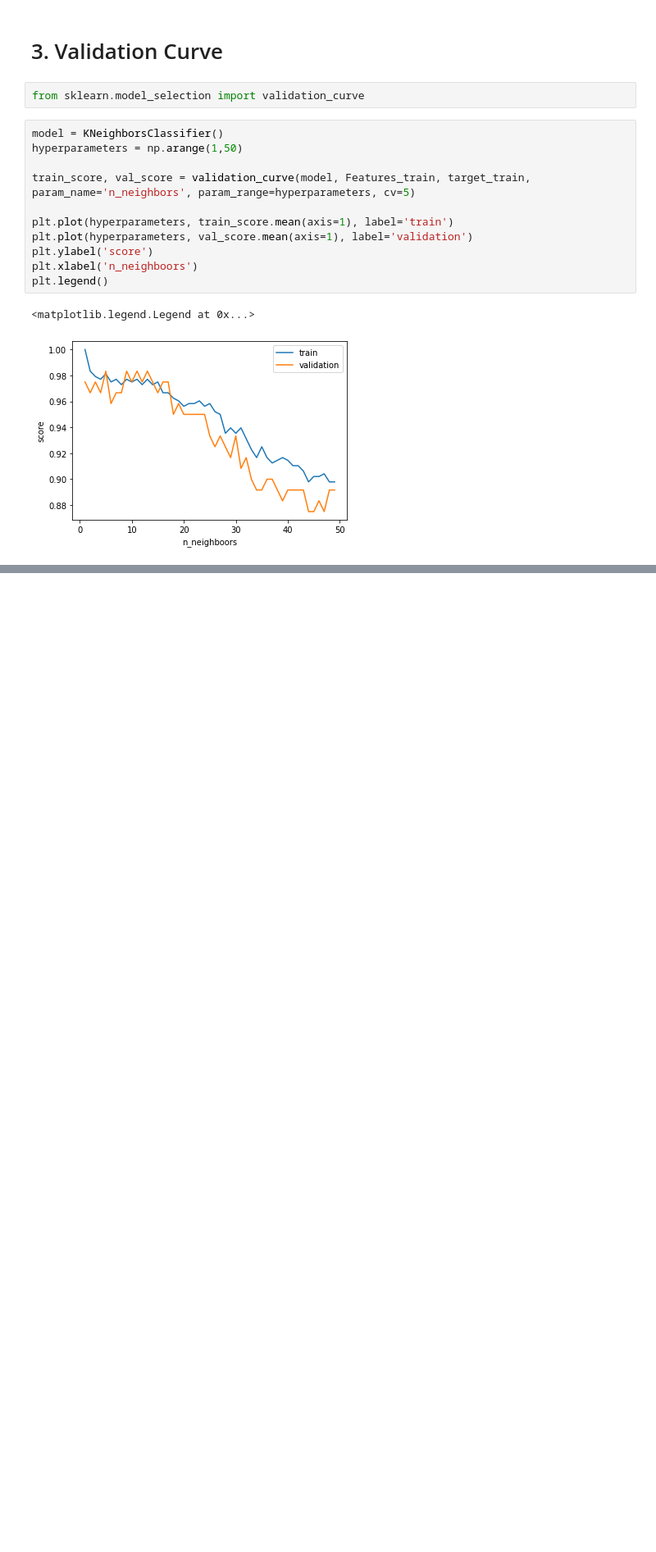
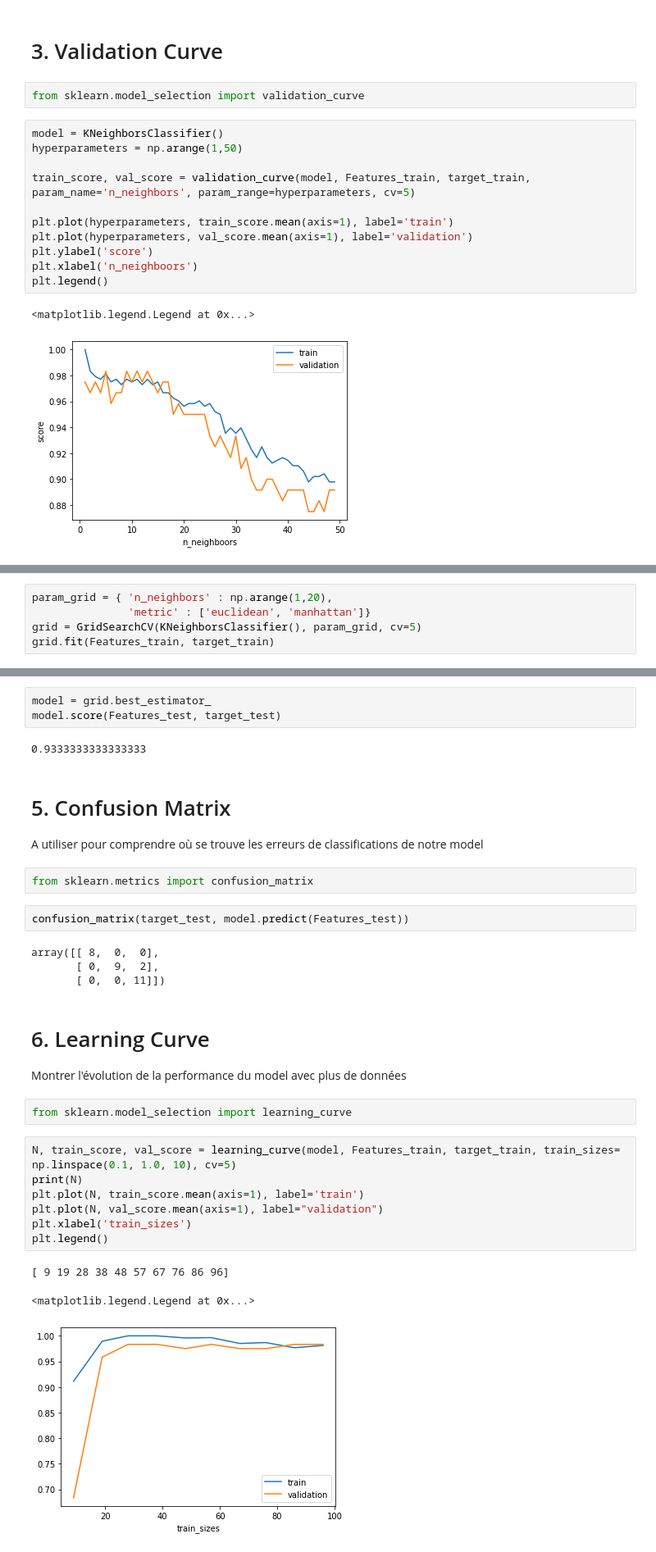
Before and after one commit to LoicULB/MachineLearniaTuto, a Jupyter notebook: scikit/modelSelection.ipynb, the cells around one changed output, grey strips where cells are left out. Shown at 82% size. Saved outputs shown, nothing was run; the diff lists cells and outputs as text; blank space fills up the shorter version.

Commit message:
Learning Curve

```diff
--- a/scikit/modelSelection.ipynb
+++ b/scikit/modelSelection.ipynb
@@ -81,0 +86,5 @@ plt.legend()
+# %%
+param_grid = { 'n_neighbors' : np.arange(1,20),
+               'metric' : ['euclidean', 'manhattan']}
+grid = GridSearchCV(KNeighborsClassifier(), param_grid, cv=5)
+grid.fit(Features_train, target_train)
@@ -81,0 +102,33 @@ plt.legend()
+# %%
+model = grid.best_estimator_
+model.score(Features_test, target_test)
+# %% [output]
+0.9333333333333333
+# %% [markdown]
+# 5. Confusion Matrix
+A utiliser pour comprendre où se trouve les erreurs de classifications de notre model
+# %%
+from sklearn.metrics import confusion_matrix
+# %%
+confusion_matrix(target_test, model.predict(Features_test))
+# %% [output]
+array([[ 8,  0,  0],
+       [ 0,  9,  2],
+       [ 0,  0, 11]])
+# %% [markdown]
+# 6. Learning Curve
+
+Montrer l'évolution de la performance du model avec plus de données
+# %%
+from sklearn.model_selection import learning_curve
+# %%
+N, train_score, val_score = learning_curve(model, Features_train, target_train, train_sizes= np.linspace(0.1, 1.0, 10), cv=5)
+print(N)
+plt.plot(N, train_score.mean(axis=1), label='train')
+plt.plot(N, val_score.mean(axis=1), label="validation")
+plt.xlabel('train_sizes')
+plt.legend()
+# %% [output]
+[ 9 19 28 38 48 57 67 76 86 96]
+<matplotlib.legend.Legend at 0x...>
+[figure, added]
```
Also changed, not shown: parts of 4 cells of this notebook.
